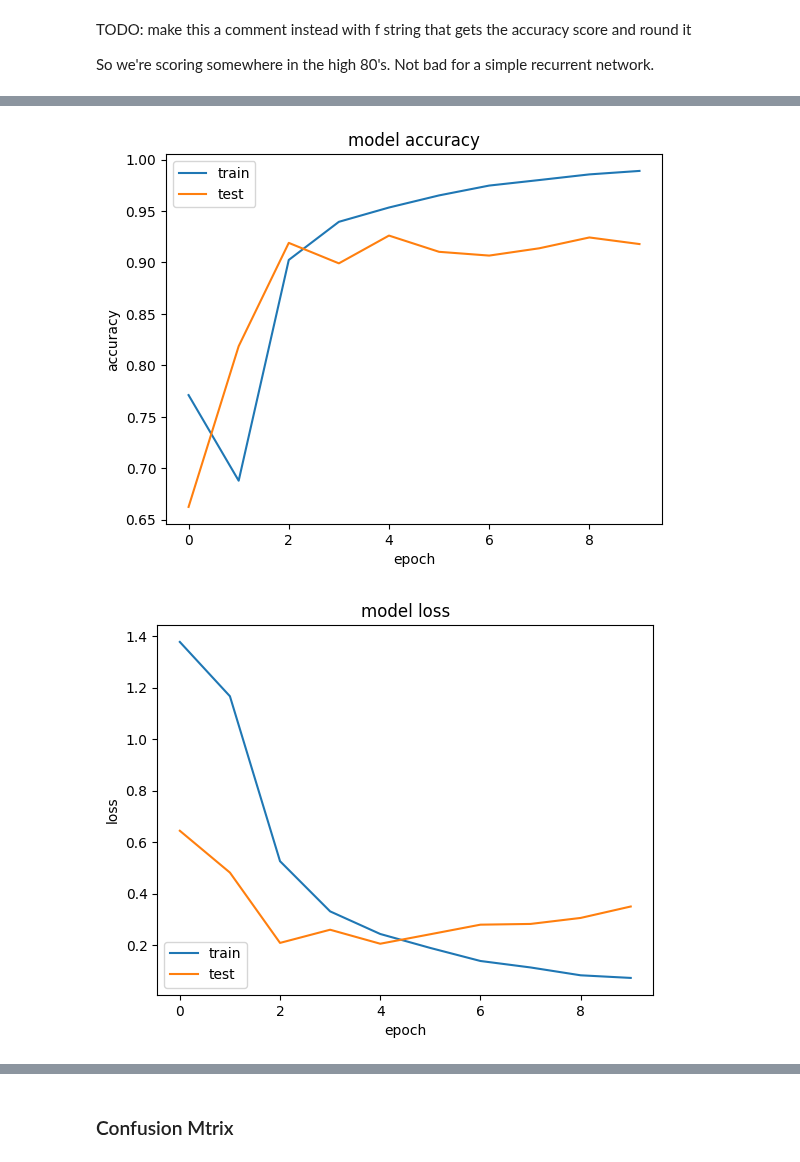
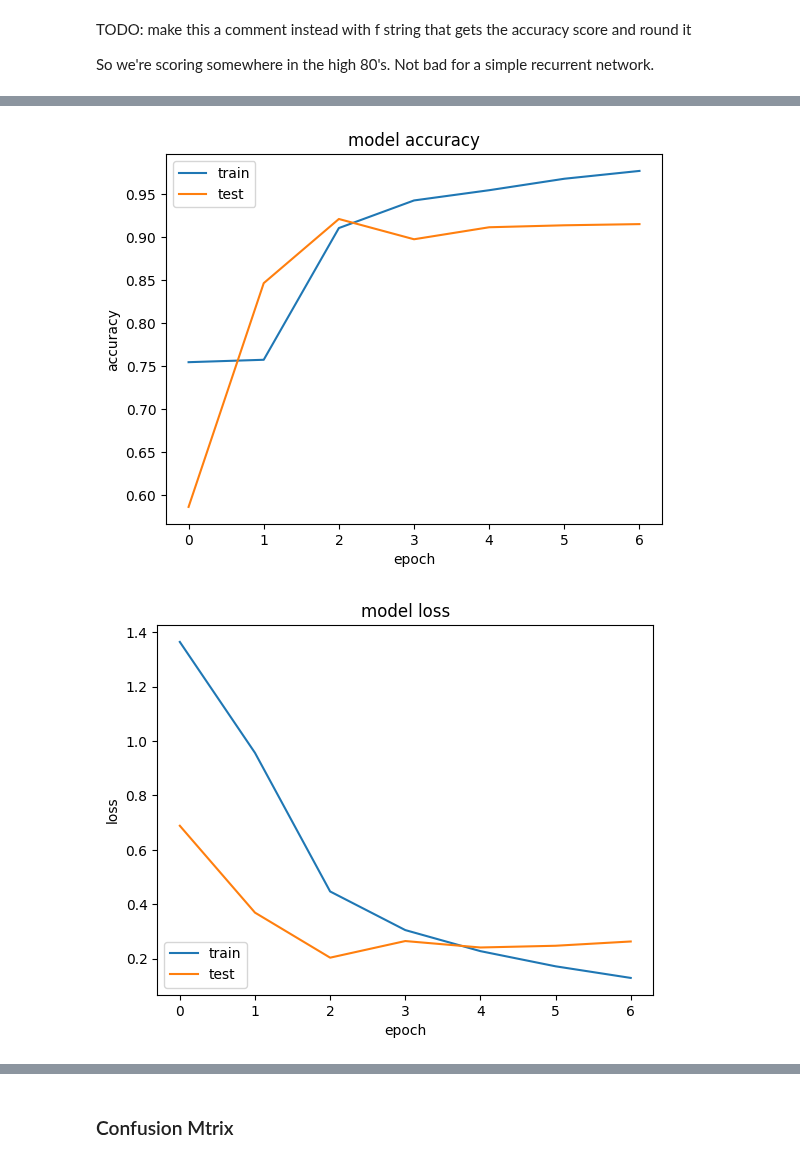
Before and after one commit to Shahmaan/Examensarbete_DS21, a Jupyter notebook: rnn_sentiment_analysis.ipynb, the cells around one changed output, grey strips where cells are left out. Saved outputs shown, nothing was run; the diff lists cells and outputs as text; code cells hidden in the pictures.

Commit message:
added checkpoint, early_stop, log_csv + comments

```diff
--- a/rnn_sentiment_analysis.ipynb
+++ b/rnn_sentiment_analysis.ipynb
@@ -331,0 +336,13 @@ weights
+# %%
+# Creating checkpoint that saves the best model
+checkpoint = ModelCheckpoint('model/', save_best_only=True)
+#, monitor='val_accuracy', mode='max'
+
+# Stop the training if the val_loss does not improve on next 4 epochs
+early_stop = EarlyStopping(monitor='val_loss', patience=4, verbose=1)
+
+# Creates a csv file and saves the model metrics in it
+log_csv = CSVLogger('my_logs.csv', separator=',', append=False)
+
+# A lsit with the 3 instances that will be put into callbacks in model.fit()
+callback_lsit = [checkpoint, early_stop, log_csv]
@@ -332,11 +351,10 @@ weights
 # %%
-
 # Creating an instance of BinaryCrossentropy to pass into model.compile()
 loss_fn = tf.keras.losses.BinaryCrossentropy()
 
-# Creating checkpoint that saves the best model
-cp = ModelCheckpoint('model/', save_best_only=True)
+# Configure the model for training.
+model.compile(optimizer=Adam(learning_rate=(0.0001)), loss=loss_fn, metrics=['accuracy', AUC(name='auc')])
 
-model.compile(optimizer=Adam(learning_rate=(0.0001)), loss=loss_fn, metrics=['accuracy', AUC(name='auc')])
-rnn_model_history = model.fit(x_train, y_train, batch_size=150, epochs=10, validation_split=0.20, class_weight=weights, callbacks=[cp])
+# Train a model
+history = model.fit(x_train, y_train, batch_size=150, epochs=20, validation_split=0.20, class_weight=weights, callbacks=[callback_lsit])
 # %% [output]
@@ -366,27 +421,27 @@ So we're scoring somewhere in the high 80's. Not bad for a simple recurrent netw
 # %%
 # Model Performance Chart
 
-plt.plot(rnn_model_history.history['accuracy'])
-plt.plot(rnn_model_history.history['val_accuracy'])
+plt.plot(history.history['accuracy'])
+plt.plot(history.history['val_accuracy'])
 
 plt.title('model accuracy')
 plt.ylabel('accuracy')
 plt.xlabel('epoch')
 plt.legend(['train', 'test'], loc='upper left')
 plt.show()
 
 
-plt.plot(rnn_model_history.history['loss'])
-plt.plot(rnn_model_history.history['val_loss'])
+plt.plot(history.history['loss'])
+plt.plot(history.history['val_loss'])
 
 plt.title('model loss')
 plt.ylabel('loss')
 plt.xlabel('epoch')
 plt.legend(['train', 'test'], loc='lower left')
 plt.show()
 # %% [output]
-[figure, old version]
+[figure, new version]
-[figure, old version]
+[figure, new version]
 # %% [markdown]
 TODO: make this a comment instead with f string that gets the score and round it
 
```
Also changed, not shown: parts of 18 cells of this notebook, 5 other files.
